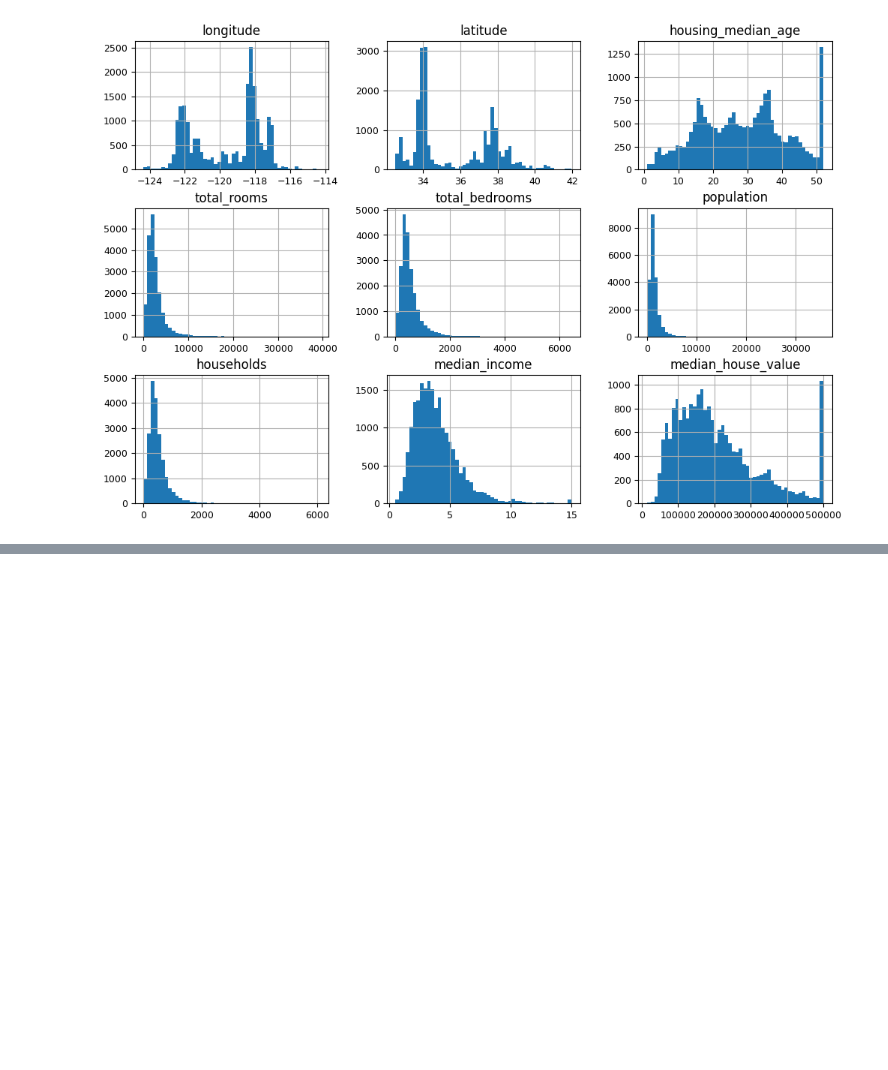
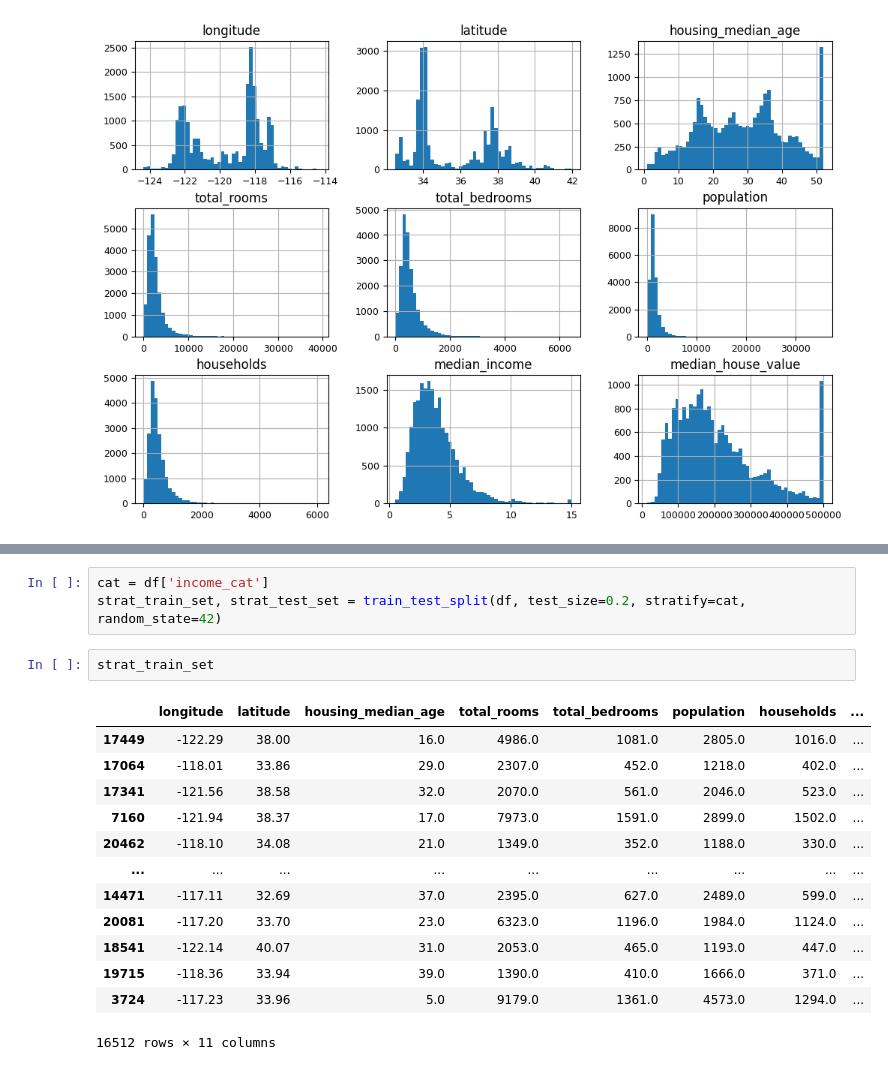
Before and after one commit to leztien/portfolio-project-linear-regression-for-price-prediction, a Jupyter notebook: exploratory_data_analysis.ipynb, the cells around one changed output, grey strips where cells are left out. Saved outputs shown, nothing was run; the diff lists cells and outputs as text; blank space fills up the shorter version.

```diff
--- a/exploratory_data_analysis.ipynb
+++ b/exploratory_data_analysis.ipynb
@@ -80,0 +141,19 @@ df.hist(bins=50, figsize=(12, 8));
+# %%
+cat = df['income_cat']
+strat_train_set, strat_test_set = train_test_split(df, test_size=0.2, stratify=cat, random_state=42)
+# %%
+strat_train_set
+# %% [output]
+|  | longitude | latitude | housing_median_age | total_rooms | total_bedrooms | population | households | ... |
+| 17449 | -122.29 | 38.00 | 16.0 | 4986.0 | 1081.0 | 2805.0 | 1016.0 | ... |
+| 17064 | -118.01 | 33.86 | 29.0 | 2307.0 | 452.0 | 1218.0 | 402.0 | ... |
+| 17341 | -121.56 | 38.58 | 32.0 | 2070.0 | 561.0 | 2046.0 | 523.0 | ... |
+| 7160 | -121.94 | 38.37 | 17.0 | 7973.0 | 1591.0 | 2899.0 | 1502.0 | ... |
+| 20462 | -118.10 | 34.08 | 21.0 | 1349.0 | 352.0 | 1188.0 | 330.0 | ... |
+| ... | ... | ... | ... | ... | ... | ... | ... | ... |
+| 14471 | -117.11 | 32.69 | 37.0 | 2395.0 | 627.0 | 2489.0 | 599.0 | ... |
+| 20081 | -117.20 | 33.70 | 23.0 | 6323.0 | 1196.0 | 1984.0 | 1124.0 | ... |
+| 18541 | -122.14 | 40.07 | 31.0 | 2053.0 | 465.0 | 1193.0 | 447.0 | ... |
+| 19715 | -118.36 | 33.94 | 39.0 | 1390.0 | 410.0 | 1666.0 | 371.0 | ... |
+| 3724 | -117.23 | 33.96 | 5.0 | 9179.0 | 1361.0 | 4573.0 | 1294.0 | ... |
+16512 rows × 11 columns
```
Also changed, not shown: parts of 12 cells of this notebook.
